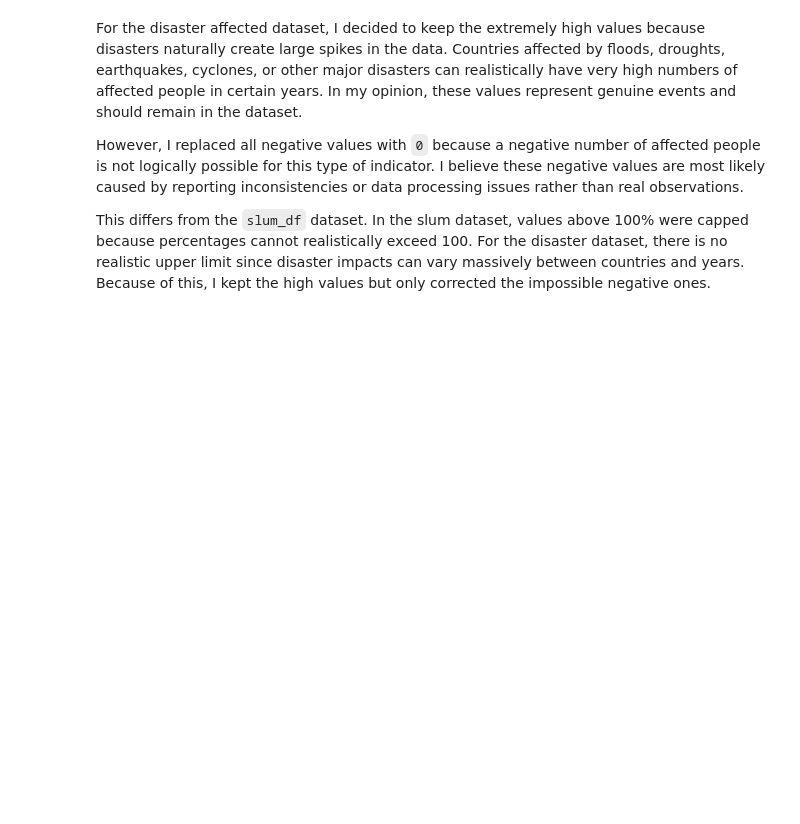
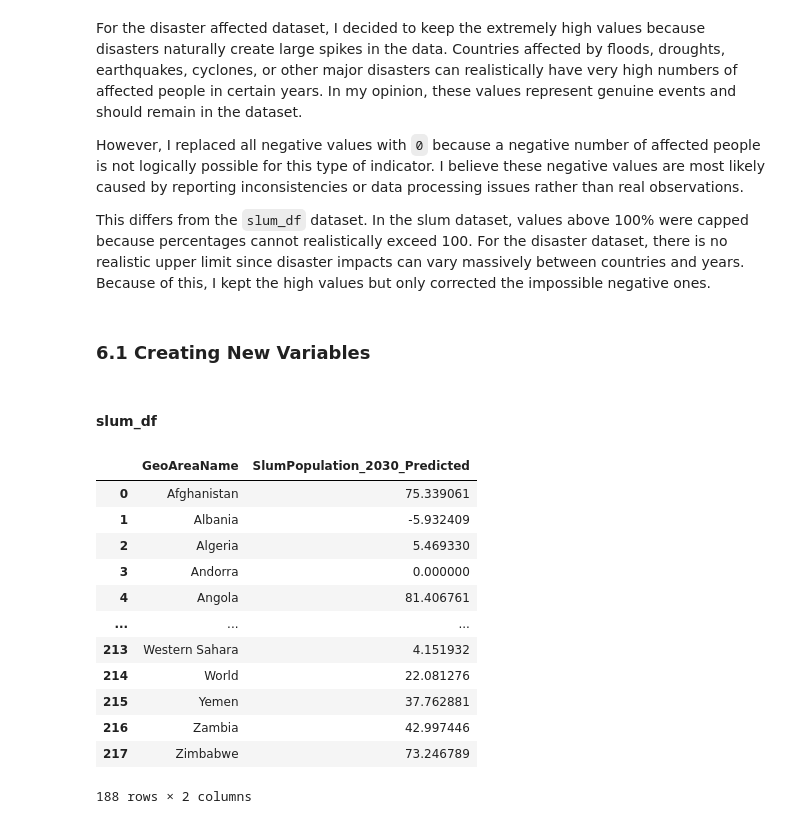
Before and after one commit to frogosorap/SDGReadinessIndex, a Jupyter notebook: Raw_Data/SDG_11_Sustainable_Cities_and_Communities/Cleaning_SDG_11.ipynb, the cells around one changed output. Drawn from its saved outputs; the diff is of its cells as text; code cells hidden in the pictures; blank space fills up the shorter version.

Commit message:
Creating variable for SDG 11

```diff
--- a/Raw_Data/SDG_11_Sustainable_Cities_and_Communities/Cleaning_SDG_11.ipynb
+++ b/Raw_Data/SDG_11_Sustainable_Cities_and_Communities/Cleaning_SDG_11.ipynb
@@ -676,3 +683,64 @@ For the disaster affected dataset, I decided to keep the extremely high values b
 However, I replaced all negative values with `0` because a negative number of affected people is not logically possible for this type of indicator. I believe these negative values are most likely caused by reporting inconsistencies or data processing issues rather than real observations.
 
 This differs from the `slum_df` dataset. In the slum dataset, values above 100% were capped because percentages cannot realistically exceed 100. For the disaster dataset, there is no realistic upper limit since disaster impacts can vary massively between countries and years. Because of this, I kept the high values but only corrected the impossible negative ones.
+# %% [markdown]
+### 6.1 Creating New Variables
+# %% [markdown]
+#### slum_df
+# %%
+import pandas as pd
+import numpy as np
+
+# Select 5-year intervals + latest year
+slum_forecast_years = ['2005', '2010', '2015', '2020', '2024']
+
+# Temporary forecasting dataframe
+slum_forecast_df = slum_df[
+    ['GeoAreaName'] + slum_forecast_years
+].copy()
+
+# Years for regression
+x_years = np.array([2005, 2010, 2015, 2020, 2024])
+
+# Store predictions
+predictions_2030 = []
+
+for index, row in slum_forecast_df.iterrows():
+
+    y_values = row[slum_forecast_years].values.astype(float)
+
+    # Skip countries with missing values
+    if np.isnan(y_values).any():
+        predictions_2030.append(np.nan)
+        continue
+
+    # Linear trend
+    slope, intercept = np.polyfit(x_years, y_values, 1)
+
+    # Predict 2030
+    predicted_2030 = slope * 2030 + intercept
+
+    predictions_2030.append(predicted_2030)
+
+# Create final dataset
+slum_2030_df = pd.DataFrame({
+    'GeoAreaName': slum_forecast_df['GeoAreaName'],
+    'SlumPopulation_2030_Predicted': predictions_2030
+})
+
+# Display result
+display(slum_2030_df)
+# %% [output]
+|  | GeoAreaName | SlumPopulation_2030_Predicted |
+| 0 | Afghanistan | 75.339061 |
+| 1 | Albania | -5.932409 |
+| 2 | Algeria | 5.469330 |
+| 3 | Andorra | 0.000000 |
+| 4 | Angola | 81.406761 |
+| ... | ... | ... |
+| 213 | Western Sahara | 4.151932 |
+| 214 | World | 22.081276 |
+| 215 | Yemen | 37.762881 |
+| 216 | Zambia | 42.997446 |
+| 217 | Zimbabwe | 73.246789 |
+188 rows × 2 columns
```
Also changed, not shown: parts of 8 cells of this notebook, 1 other file.
